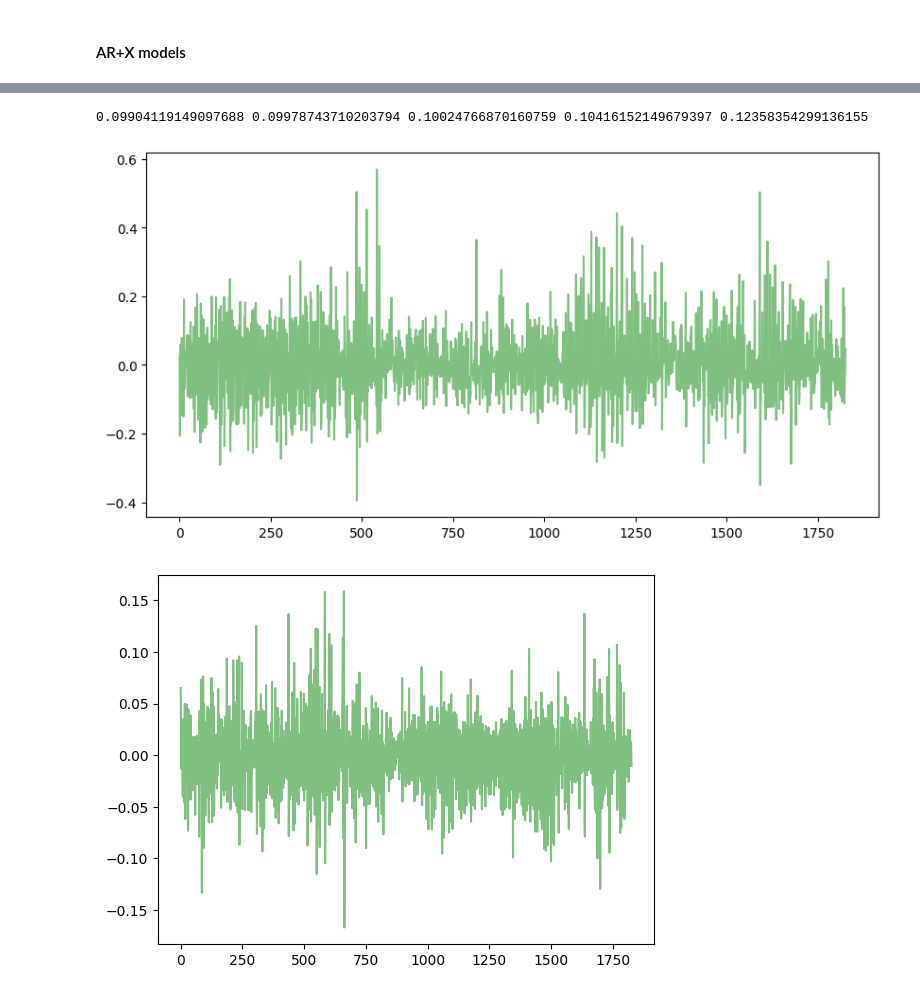
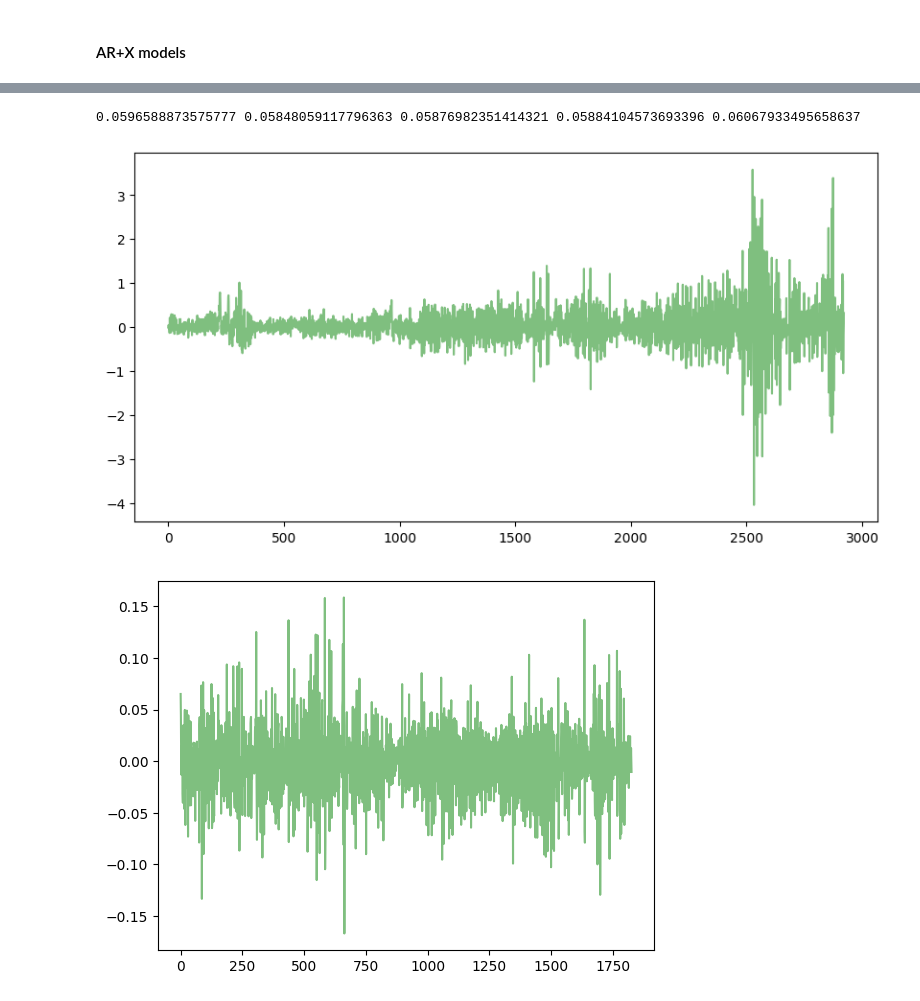
Before and after one commit to Jagabathula-Projects/news-based-forecasting, a Jupyter notebook: foodprice_arima.ipynb, the cells around one changed output, grey strips where cells are left out. Drawn from its saved outputs; the diff is of its cells as text; code cells hidden in the pictures.

Commit message:
converted log-return predictions to price preds and added code to generate event importance heatmap

```diff
--- a/foodprice_arima.ipynb
+++ b/foodprice_arima.ipynb
@@ -354,7 +359,7 @@ def add_previous_rows(matrix, n_prev_rows, date_index):
 # %% [markdown]
 #### Prepare the data by appending past values
 # %%
-def prepare_data(crop, embedding_type, price_lag, event_lag, log_return=True):
+def prepare_data(crop, embedding_type, price_lag, event_lag, log_return=True, event_diff=False):
   if log_return:
     diff_prices = np.log(crop_prices_dict[crop]).diff()
     diff_prices.iloc[0] = 0
@@ -368,7 +373,8 @@ def prepare_data(crop, embedding_type, price_lag, event_lag, log_return=True):
     # normalize test prices based on train scaling params
     diff_prices_test_scaled = pd.DataFrame(max_abs_scaler.transform(diff_prices.loc[test_period_start:test_period_end]), index=np.arange(test_period_start, test_period_end+1))
     diff_prices_scaled = pd.concat([diff_prices_train_scaled, diff_prices_test_scaled])
-    scale = max_abs_scaler.scale_[0] # needed to rescale RMSE metrics
+    scale = max_abs_scaler.scale_[0] # needed to rescale RMSE metric
+    mean = max_abs_scaler.mean_[0] # needed to rescale MAPE metric
 
   dates = np.arange(train_period_start, test_period_end+1)
   # date_df = pd.DataFrame(crop_prices_dict[crop].index[1:])
@@ -378,13 +384,18 @@ def prepare_data(crop, embedding_type, price_lag, event_lag, log_return=True):
   # add past price data
   all_price_data = add_previous_rows(diff_prices_scaled.loc[train_period_start:test_period_end].values, prices_rows_to_append, dates)
   # add past event data
-  all_event_data = add_previous_rows(all_embeddings_dict[embedding_type].loc[train_period_start:test_period_end].values, events_rows_to_append, dates)
+  if event_diff:
+    event_vals = all_embeddings_dict[embedding_type].diff()
+    event_vals.iloc[0] = 0
+  else:
+    event_vals = all_embeddings_dict[embedding_type]
+  all_event_data = add_previous_rows(event_vals.loc[train_period_start:test_period_end].values, events_rows_to_append, dates)
   all_event_data_agg = all_event_data.apply(lambda w: w.values.reshape(event_lag, -1).sum(0), axis=1, result_type='expand')
-  return scale, all_event_data_agg, all_event_data, all_price_data, diff_prices_scaled
+  return mean, scale, all_event_data_agg, all_event_data, all_price_data, diff_prices_scaled
 # %% [markdown]
 #### AR models
 # %%
-def ar_forecasts(all_price_data, crop, scale, pred_lag, train_Y, test_y, color_id):
+def ar_forecasts(all_price_data, crop, mean, scale, pred_lag, train_Y, test_y, color_id, mape=False):
   train_X = all_price_data.loc[train_period_start+pred_lag-1:train_period_end-n_step_ahead] # ignore first lag rows since we do not have past y values
   ols_model = LinearRegression(fit_intercept=fit_intercept).fit(train_X, train_Y)
   # train_y.index = train_X.index
@@ -398,24 +409,28 @@ def ar_forecasts(all_price_data, crop, scale, pred_lag, train_Y, test_y, color_i
   arima_residuals_test = test_y - predicted_y
   plt.plot(arima_residuals_test, alpha=0.5, label=f'True', zorder=2, color='g')
   # plt.plot(predicted_y, alpha=0.2, label=f'AR-{lag}', zorder=3, linewidth=2.0, color='k')
-  return arima_residuals_train, arima_residuals_test, scale*mean_squared_error(test_y, predicted_y, squared=False)
+  # compute_rmse_for_price_pred_from_return_pred(predicted_y, np.ravel(crop_prices_dict[crop].loc[train_period_end:].values), f'AR-{pred_lag}')
+  np.save(f'{path}arima_{crop}.npy', scale*predicted_y + mean)
+  arima_test_perf = mean_absolute_percentage_error(scale*test_y + mean, scale*predicted_y + mean) if mape else scale*mean_squared_error(test_y, predicted_y, squared=False)
+  return arima_residuals_train, arima_residuals_test, arima_test_perf
 # %% [markdown]
 #### AR+X models
 # %%
-def arx_forecasts(all_data, crop, scale, pred_lag, train_Y, test_y, color_id):
+def arx_forecasts(all_data, crop, mean, scale, pred_lag, train_Y, test_y, color_id, mape=False):
   train_X = all_data.loc[train_period_start+pred_lag-1:train_period_end-n_step_ahead] # ignore first p rows since we do not have past y values
   test_X = all_data.loc[train_period_end+1-n_step_ahead:test_period_end-n_step_ahead]
   ols_model = LinearRegression(fit_intercept=fit_intercept).fit(train_X, train_Y)
   #lasso_model = GridSearchCV(Lasso() cv=TimeSeriesSplit(), random_state=0, fit_intercept=fit_intercept, alphas=reg_alphas).fit(train_X, train_Y)
   #lasso_model = LassoCV(cv=TimeSeriesSplit(n_splits=2, test_size=365), random_state=0, fit_intercept=fit_intercept, alphas=reg_alphas, max_iter=10000).fit(train_X, train_Y)
-  ridge_model = RidgeCV(alphas=reg_alphas_log_return, cv=TimeSeriesSplit(n_splits=2, test_size=365), fit_intercept=fit_intercept).fit(train_X, train_Y)
+  ridge_model = RidgeCV(alphas=reg_alphas_ridge, cv=TimeSeriesSplit(n_splits=2, test_size=365), fit_intercept=fit_intercept).fit(train_X, train_Y)
   predicted_y = ridge_model.predict(test_X)
   # print(f"AR-{pred_lag} w/o reg test RMSE for {crop} = {scale*mean_squared_error(test_y, ols_model.predict(test_X), squared=False)}")
   # print(f"AR-{pred_lag} regularized coefs = {ridge_model.coef_[:pred_lag]}")
-  return ridge_model.best_score_, scale*mean_squared_error(test_y, predicted_y, squared=False)
+  arx_test_perf = mean_absolute_percentage_error(scale*test_y + mean, scale*predicted_y + mean) if mape else scale*mean_squared_error(test_y, predicted_y, squared=False)
+  return ridge_model.best_score_, arx_test_perf, scale*predicted_y + mean
   #plt.plot(predicted_y, alpha=0.7, label=f'AR-1+events({color_id})', linewidth=1.0, zorder=1)
    #print(f"ARIMA+{embedding_type} test RMSE for {crop} = {scale*mean_squared_error(test_y, lasso_model.predict(test_X), squared=False)} with Coef sum = {np.abs(lasso_model.coef_[p:]).sum()}")
   # print(f"AR-{lag}+{embedding_type} train RMSE for {crop} = {scale*mean_squared_error(train_Y, ridge_model.predict(train_X), squared=False)}")
 # %%
- scale, all_event_data_agg, all_event_data, all_price_data, diff_prices_scaled = prepare_data(crop, embedding_type, 1, 7, False)
+ scale, all_event_data_agg, all_event_data, all_price_data, diff_prices_scaled = prepare_data('Onion', 'events', 7, 7)
 # %%
@@ -436,30 +465,33 @@ Length: 5479, dtype: float64
 # %%
 plt.figure(figsize=(10, 5))
 crop = 'Onion'
-raw_price_pred = False
-for price_lag in [7]:
+raw_price_pred = True
+mape_metric = True
+for price_lag in [2]:
   price_lag_scores = dict()
   for embedding_type in all_embeddings_dict:
     event_lag_r2scores = dict()
     for lag_id, lag in enumerate(event_lags):
-      scale, all_event_data_agg, all_event_data, all_price_data, diff_prices_scaled = prepare_data(crop, embedding_type, price_lag, lag, not raw_price_pred)
+      mean, scale, all_event_data_agg, all_event_data, all_price_data, diff_prices_scaled = prepare_data(crop, embedding_type, price_lag, lag, not raw_price_pred)
       all_data = pd.concat([all_price_data, embed_multiplier*all_event_data], axis=1)
       all_data_agg = pd.concat([all_price_data, all_event_data_agg], axis=1)
       train_Y = np.ravel(diff_prices_scaled.loc[train_period_start+price_lag-1+n_step_ahead:train_period_end])
       test_y = np.ravel(diff_prices_scaled.loc[train_period_end+1:test_period_end])
       if lag == 1 and embedding_type == 'LDA':
-        ar_residuals_train, ar_residuals_test, ar_test_rmse = ar_forecasts(all_price_data, crop, scale, price_lag, train_Y, test_y, lag_id)
-      event_lag_r2scores[lag] = arx_forecasts(all_data_agg, crop, scale, price_lag, train_Y, test_y, lag_id+1)
+        ar_residuals_train, ar_residuals_test, ar_test_rmse = ar_forecasts(all_price_data, crop, mean, scale, price_lag, train_Y, test_y, lag_id, mape=mape_metric)
+      event_lag_r2scores[lag] = arx_forecasts(all_data_agg, crop, mean, scale, price_lag, train_Y, test_y, lag_id+1, mape=mape_metric)
       # event_lag_r2scores[lag] = arx_forecasts(all_event_data_agg, crop, scale, price_lag, ar_residuals_train, ar_residuals_test, lag_id+1)
     # find the best event lag
     best_event_lag = max(event_lag_r2scores, key=lambda w: event_lag_r2scores[w][0])
     price_lag_scores[embedding_type] = event_lag_r2scores[best_event_lag][1]
+    if embedding_type == 'events':
+      np.save(f'{path}earima_{crop}.npy', event_lag_r2scores[best_event_lag][2])
     # print(f"AR-{price_lag}+{embedding_type} w/ reg test RMSE for {crop} = {event_lag_r2scores[best_event_lag][1]}")
   print(f"{ar_test_rmse} {price_lag_scores['events']} {price_lag_scores['LDA']} {price_lag_scores['w2v']} {price_lag_scores['d2v']}")
 #plt.legend(loc='best')
 # %% [output]
-0.09904119149097688 0.09978743710203794 0.10024766870160759 0.10416152149679397 0.12358354299136155
+0.0596588873575777 0.05848059117796363 0.05876982351414321 0.05884104573693396 0.06067933495658637
-[figure, old version]
+[figure, new version]
 # %%
 crop = 'Wheat'
 embedding_type = 'events'
```
Also changed, not shown: parts of 12 cells of this notebook, 1 other file.
